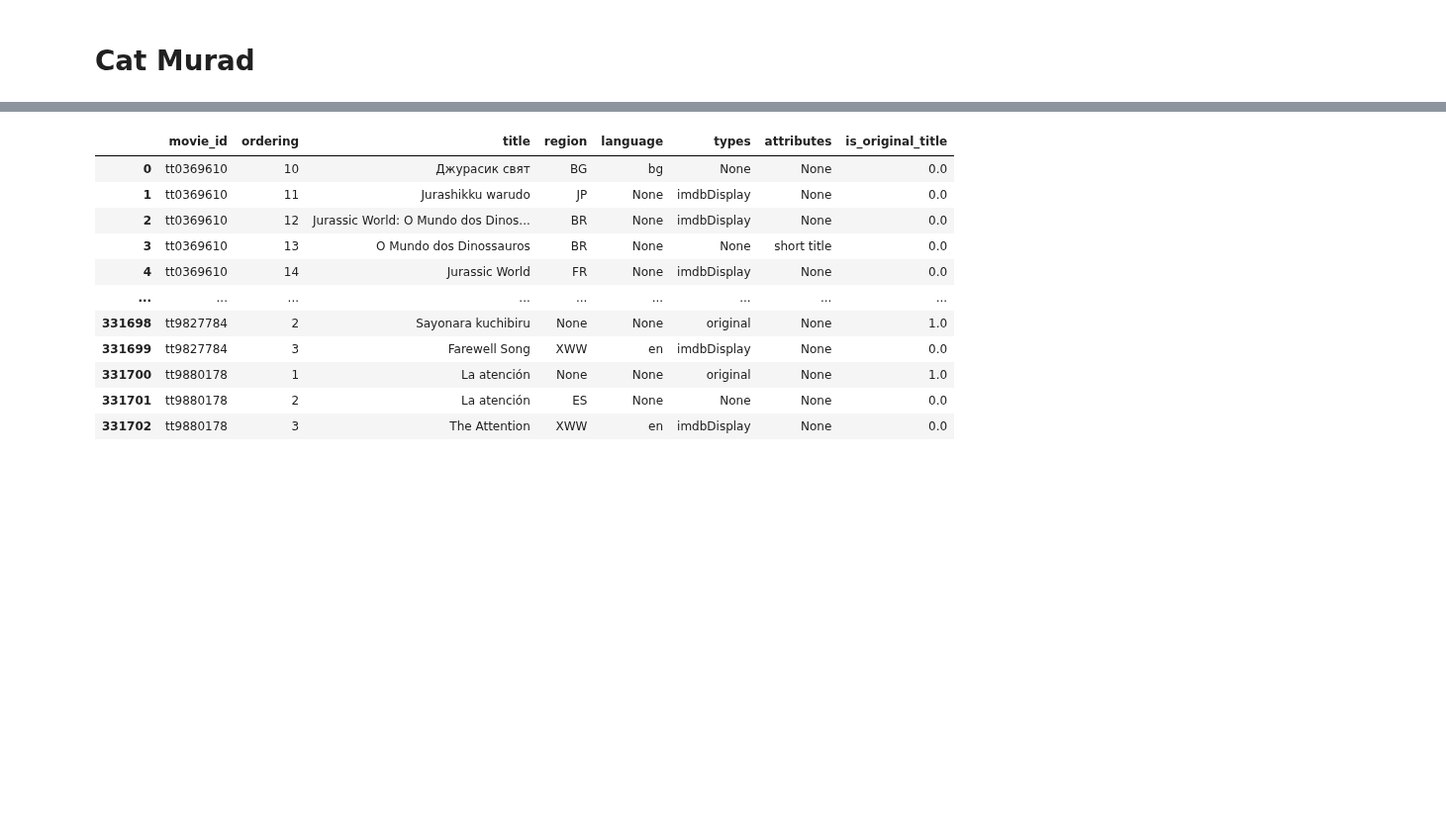
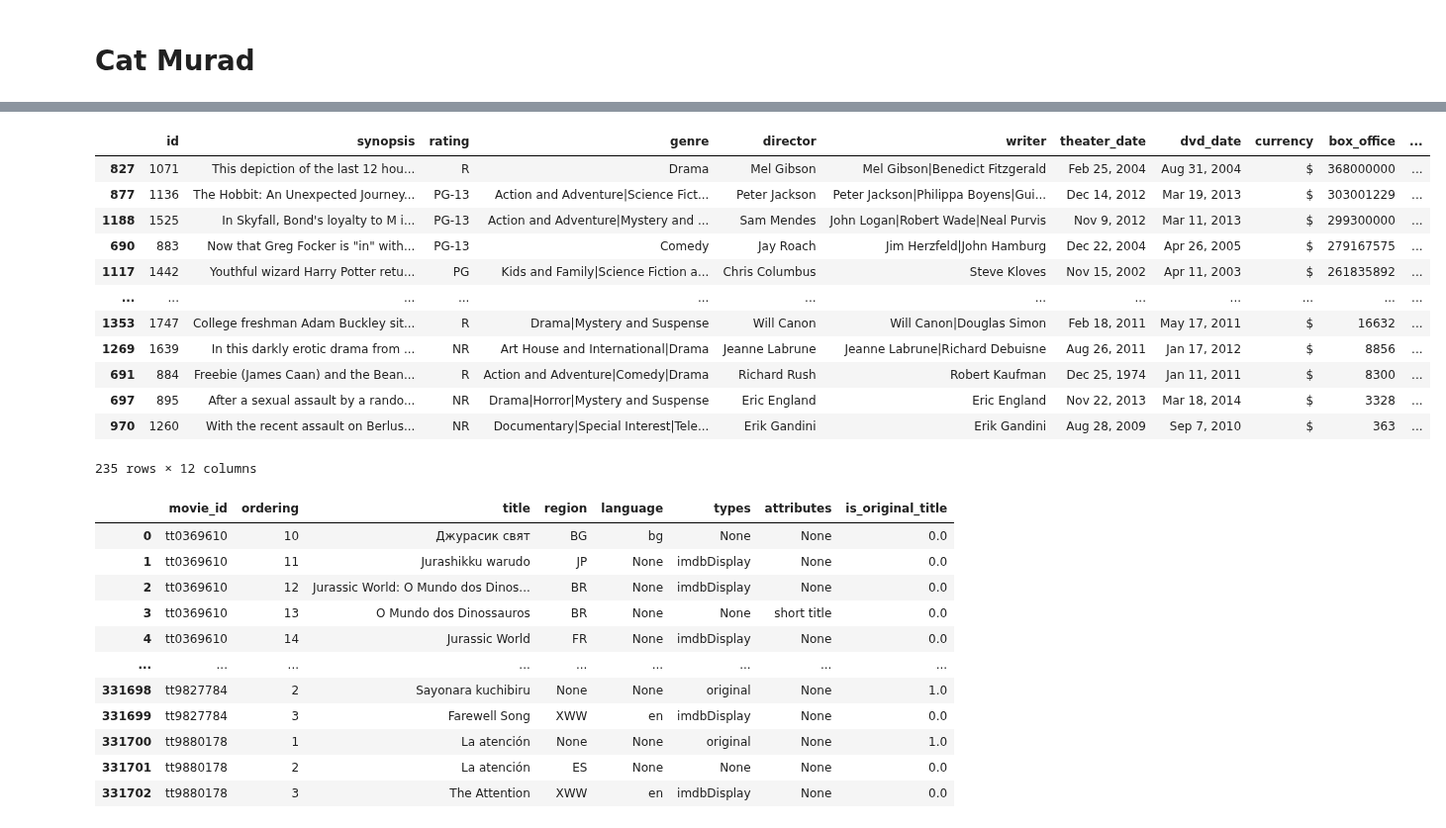
Before and after one commit to mehince/group-1-capstone, a Jupyter notebook: student.ipynb, the cells around one changed output, grey strips where cells are left out. Shown at 99% size. Saved outputs shown, nothing was run; the diff lists cells and outputs as text; code cells hidden in the pictures; blank space fills up the shorter version.

```diff
--- a/student.ipynb
+++ b/student.ipynb
@@ -35,0 +36,6 @@ df_gross.head()
+# %%
+df_info = pd.read_csv('zippedData/rt.movie_info.tsv.gz', delimiter='\t')
+df_info.head()
+df_info.dropna(inplace=True)
+df_info
+#rt.movie_info.tsv.gz
@@ -36,3 +56,23 @@ df_gross.head()
+# %%
+#make box office into int - trying to see what genre did best
+df_info['box_office'] = df_info['box_office'].str.replace(",","")
+df_info['box_office'] = df_info['box_office'].astype(int)
+# %%
+df_info.sort_values(by='box_office', ascending=False)
+# %% [output]
+|  | id | synopsis | rating | genre | director | writer | theater_date | dvd_date | currency | box_office | ... |
+| 827 | 1071 | This depiction of the last 12 hou... | R | Drama | Mel Gibson | Mel Gibson|Benedict Fitzgerald | Feb 25, 2004 | Aug 31, 2004 | $ | 368000000 | ... |
+| 877 | 1136 | The Hobbit: An Unexpected Journey... | PG-13 | Action and Adventure|Science Fict... | Peter Jackson | Peter Jackson|Philippa Boyens|Gui... | Dec 14, 2012 | Mar 19, 2013 | $ | 303001229 | ... |
+| 1188 | 1525 | In Skyfall, Bond's loyalty to M i... | PG-13 | Action and Adventure|Mystery and ... | Sam Mendes | John Logan|Robert Wade|Neal Purvis | Nov 9, 2012 | Mar 11, 2013 | $ | 299300000 | ... |
+| 690 | 883 | Now that Greg Focker is "in" with... | PG-13 | Comedy | Jay Roach | Jim Herzfeld|John Hamburg | Dec 22, 2004 | Apr 26, 2005 | $ | 279167575 | ... |
+| 1117 | 1442 | Youthful wizard Harry Potter retu... | PG | Kids and Family|Science Fiction a... | Chris Columbus | Steve Kloves | Nov 15, 2002 | Apr 11, 2003 | $ | 261835892 | ... |
+| ... | ... | ... | ... | ... | ... | ... | ... | ... | ... | ... | ... |
+| 1353 | 1747 | College freshman Adam Buckley sit... | R | Drama|Mystery and Suspense | Will Canon | Will Canon|Douglas Simon | Feb 18, 2011 | May 17, 2011 | $ | 16632 | ... |
+| 1269 | 1639 | In this darkly erotic drama from ... | NR | Art House and International|Drama | Jeanne Labrune | Jeanne Labrune|Richard Debuisne | Aug 26, 2011 | Jan 17, 2012 | $ | 8856 | ... |
+| 691 | 884 | Freebie (James Caan) and the Bean... | R | Action and Adventure|Comedy|Drama | Richard Rush | Robert Kaufman | Dec 25, 1974 | Jan 11, 2011 | $ | 8300 | ... |
+| 697 | 895 | After a sexual assault by a rando... | NR | Drama|Horror|Mystery and Suspense | Eric England | Eric England | Nov 22, 2013 | Mar 18, 2014 | $ | 3328 | ... |
+| 970 | 1260 | With the recent assault on Berlus... | NR | Documentary|Special Interest|Tele... | Erik Gandini | Erik Gandini | Aug 28, 2009 | Sep 7, 2010 | $ | 363 | ... |
+235 rows × 12 columns
 # %%
 conn = sqlite3.connect('im.db')
 # %%
```
Also changed, not shown: parts of 9 cells of this notebook.
